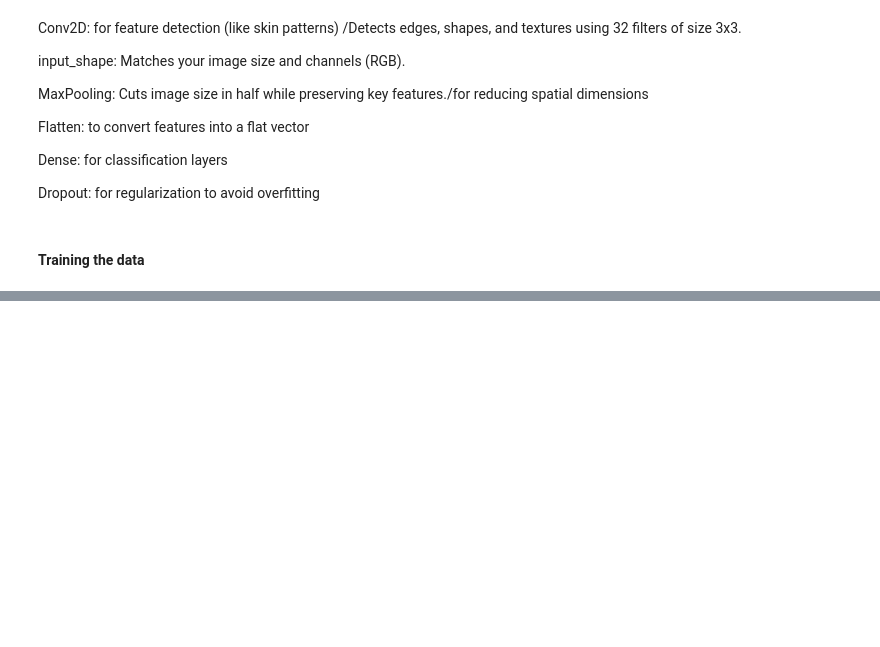
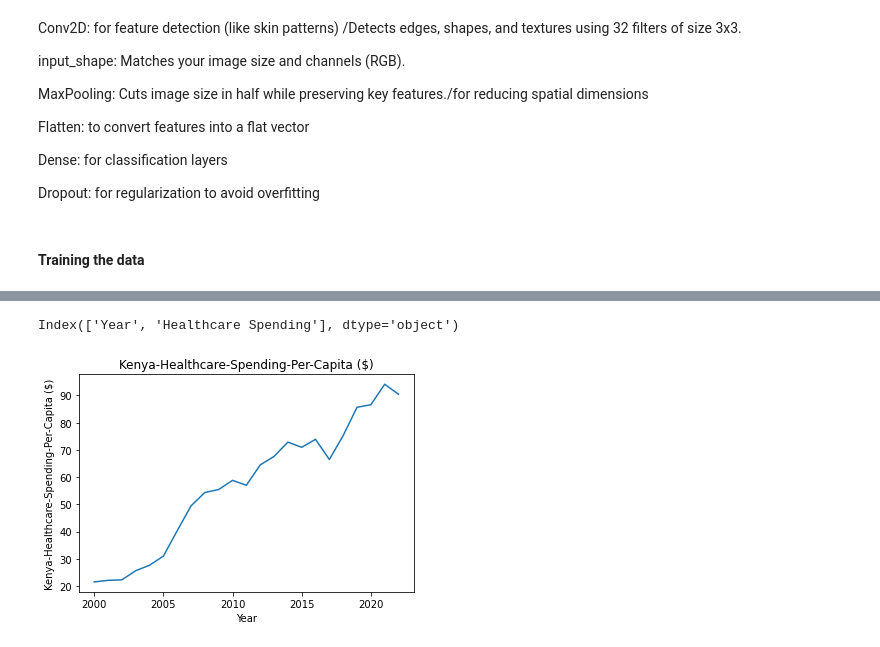
Before and after one commit to ericgiitwa/Skin_Disease_Detection_Project, a Jupyter notebook: Skin_Disease_Detection_Project.ipynb, the cells around one changed output, grey strips where cells are left out. Cells and saved outputs as stored; diff of their text form; code cells hidden in the pictures; blank space fills up the shorter version.

Commit message:
uploaded files to clean and analyse financial data soent on healthcare in Kenya that i will use on the presentations

```diff
--- a/Skin_Disease_Detection_Project.ipynb
+++ b/Skin_Disease_Detection_Project.ipynb
@@ -18,0 +62,3 @@ Skin diseases affect millions globally, ranging from benign conditions like acne
+# %%
+# Set plot style
+sns.set(style='whitegrid')
@@ -165,0 +654,4 @@ model.compile(
+# %%
+hcspc = pd.read_csv("datasets\Kenya-Healthcare-Spending-Per-Capita-US-2025-07-15-14-43.csv")
+hcspc.rename(columns={'Unnamed: 0': 'Year'}, inplace=True)
+hcspc.head()
@@ -165,0 +665,14 @@ model.compile(
+# %%
+hcspc.columns
+# %% [output]
+Index(['Year', 'Healthcare Spending'], dtype='object')
+# %%
+x = hcspc['Year']
+y = hcspc['Healthcare Spending']
+plt.plot(x,y)
+plt.xlabel('Year')
+plt.ylabel('Kenya-Healthcare-Spending-Per-Capita ($)')
+plt.title('Kenya-Healthcare-Spending-Per-Capita ($)')
+plt.show();
+# %% [output]
+[figure, added]
```
Also changed, not shown: parts of 79 cells of this notebook.
